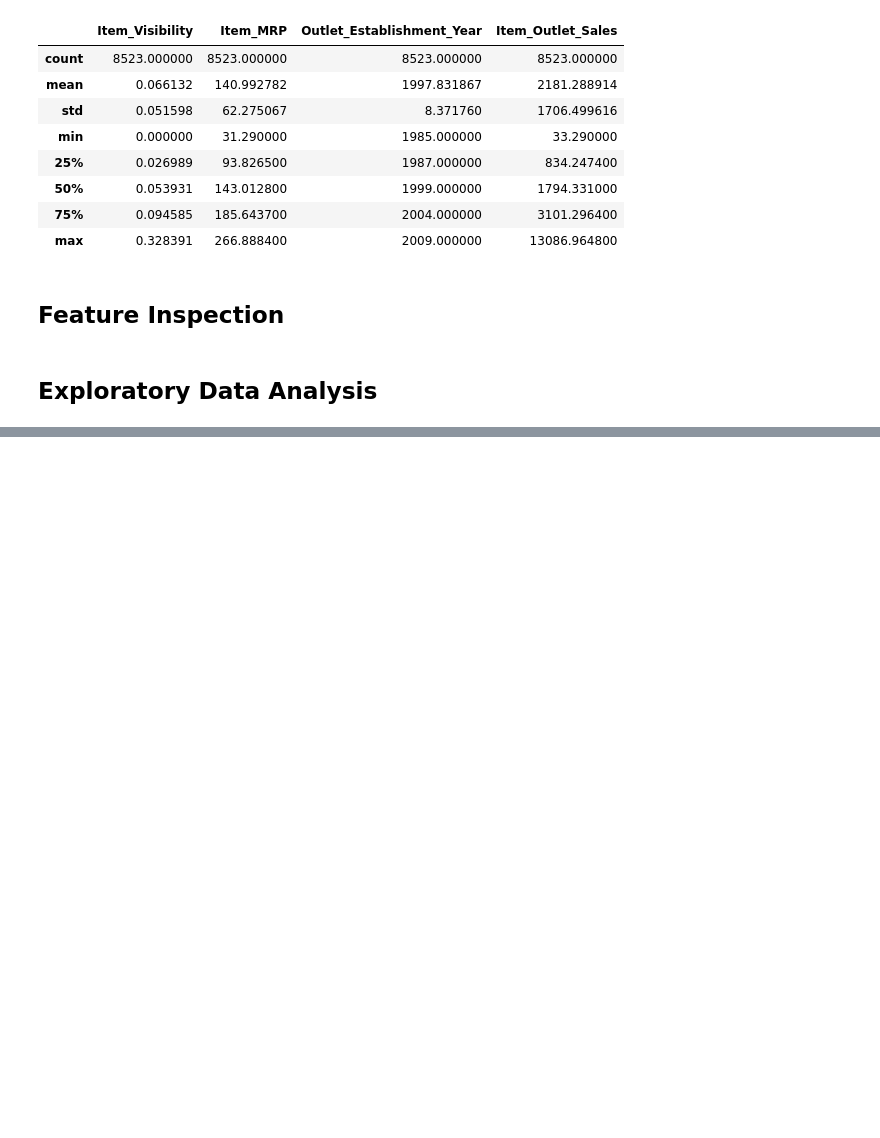
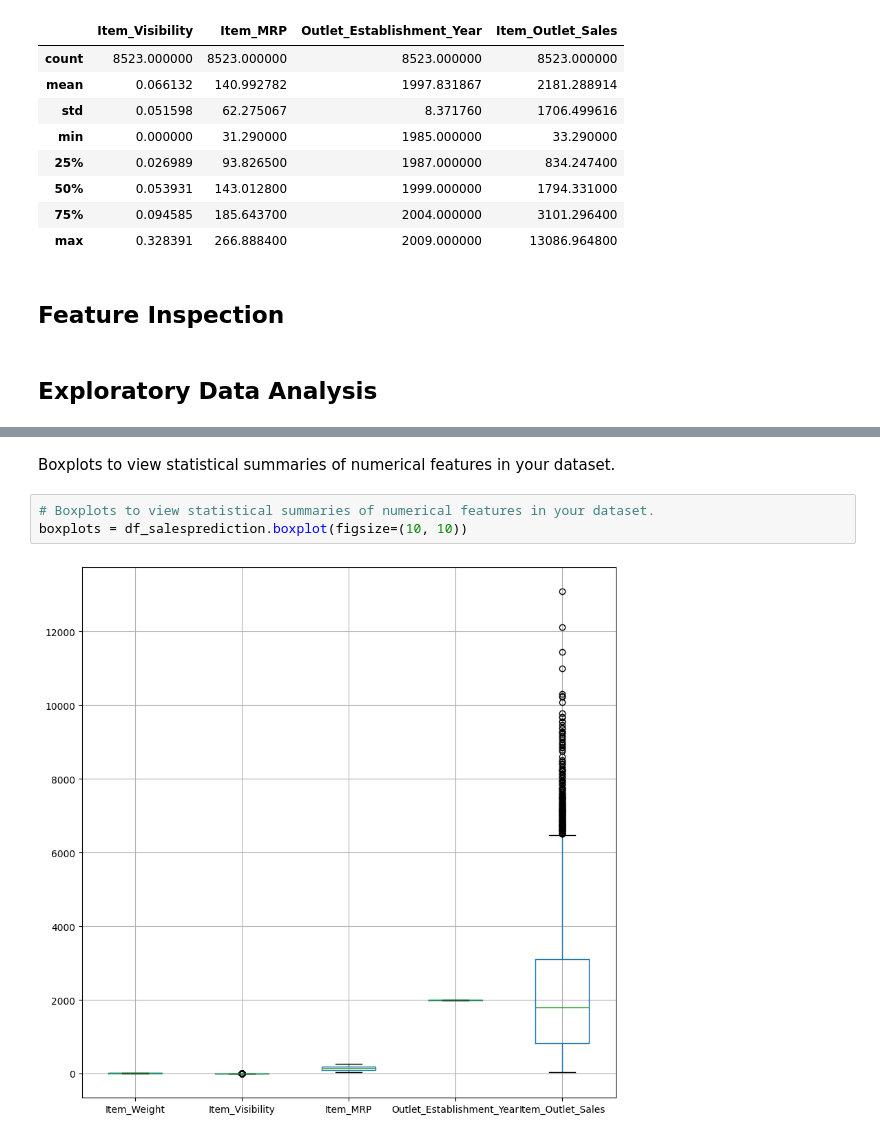
Before and after one commit to hayaabokmail/Prediction-of-Product-Sales, a Jupyter notebook: Prediction_of_Product_Sales.ipynb, the cells around one changed output, grey strips where cells are left out. Drawn from its saved outputs; the diff is of its cells as text; blank space fills up the shorter version.

```diff
--- a/Prediction_of_Product_Sales.ipynb
+++ b/Prediction_of_Product_Sales.ipynb
@@ -159,0 +170,7 @@ df_salesprediction.describe()
+# %% [markdown]
+Boxplots to view statistical summaries of numerical features in your dataset.
+# %%
+# Boxplots to view statistical summaries of numerical features in your dataset.
+boxplots = df_salesprediction.boxplot(figsize=(10, 10))
+# %% [output]
+[figure, added]
```
Also changed, not shown: parts of 5 cells of this notebook.
